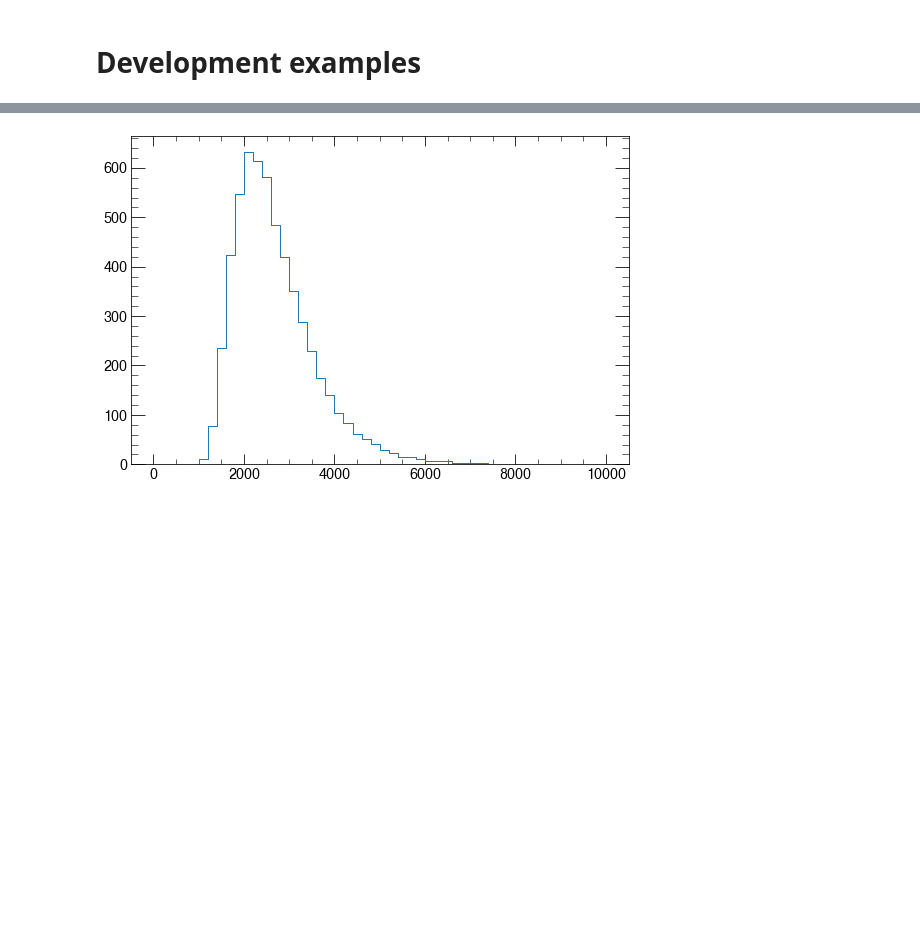
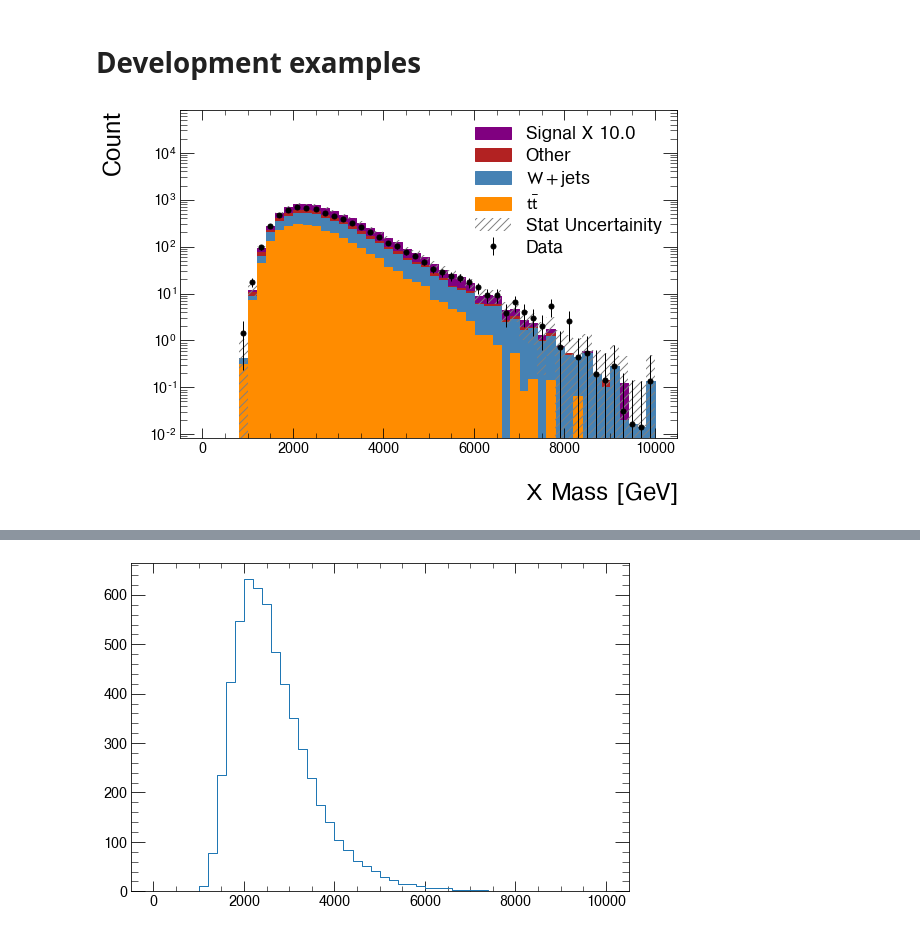
Before and after one commit to matthewfeickert/heputils, a Jupyter notebook: examples/dev-example.ipynb, the cells around one changed output, grey strips where cells are left out. Saved outputs shown, nothing was run; the diff lists cells and outputs as text; code cells hidden in the pictures; blank space fills up the shorter version.

```diff
--- a/examples/dev-example.ipynb
+++ b/examples/dev-example.ipynb
@@ -17,3 +19,15 @@ colormap = ["darkorange", "steelblue", "firebrick", "purple"]
 
 scale_factors = np.ones(len(mass_hists))
 scale_factors[-1] = 10
+# %%
+ax = heputils.plot.stack_hist(
+    mass_hists,
+    labels=labels,
+    color=colormap,
+    xlabel=r"$X$ Mass [GeV]",
+    ylabel="Count",
+    scale_factors=scale_factors,
+)
+ax = heputils.plot.data_hist(data_hist, ax=ax)
+# %% [output]
+[figure, added]
```
Also changed, not shown: parts of 5 cells of this notebook, 2 other files.
